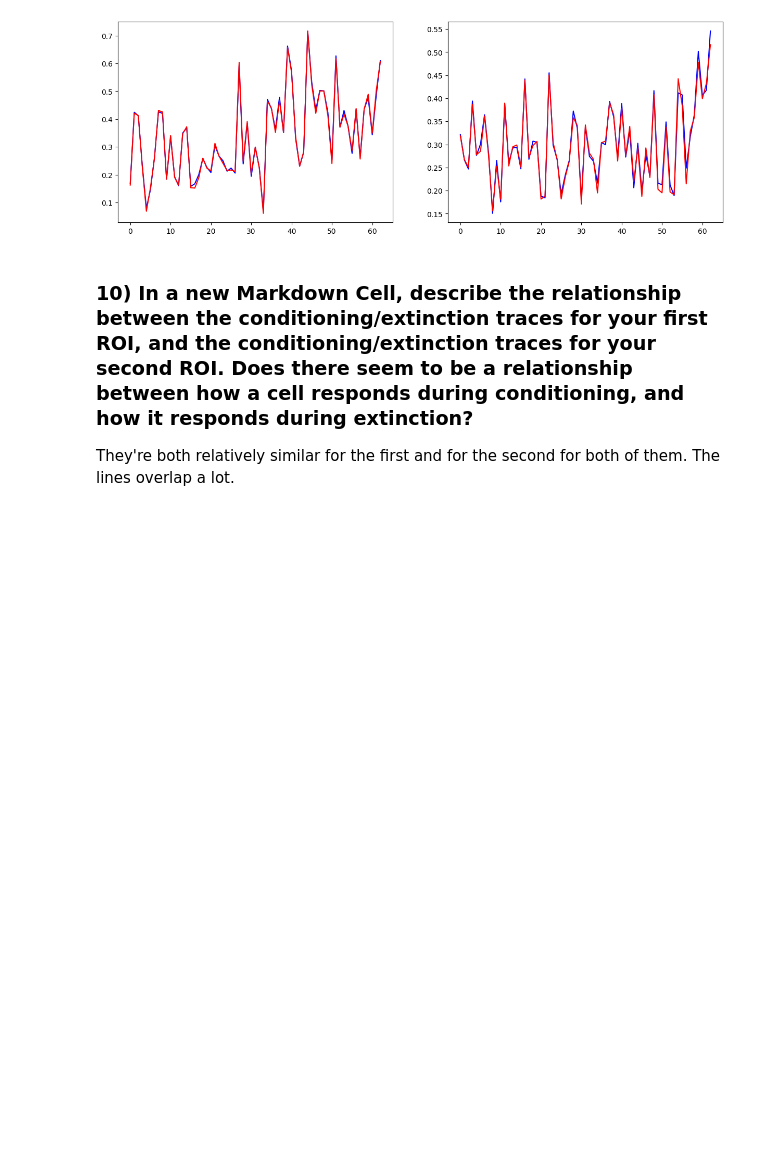
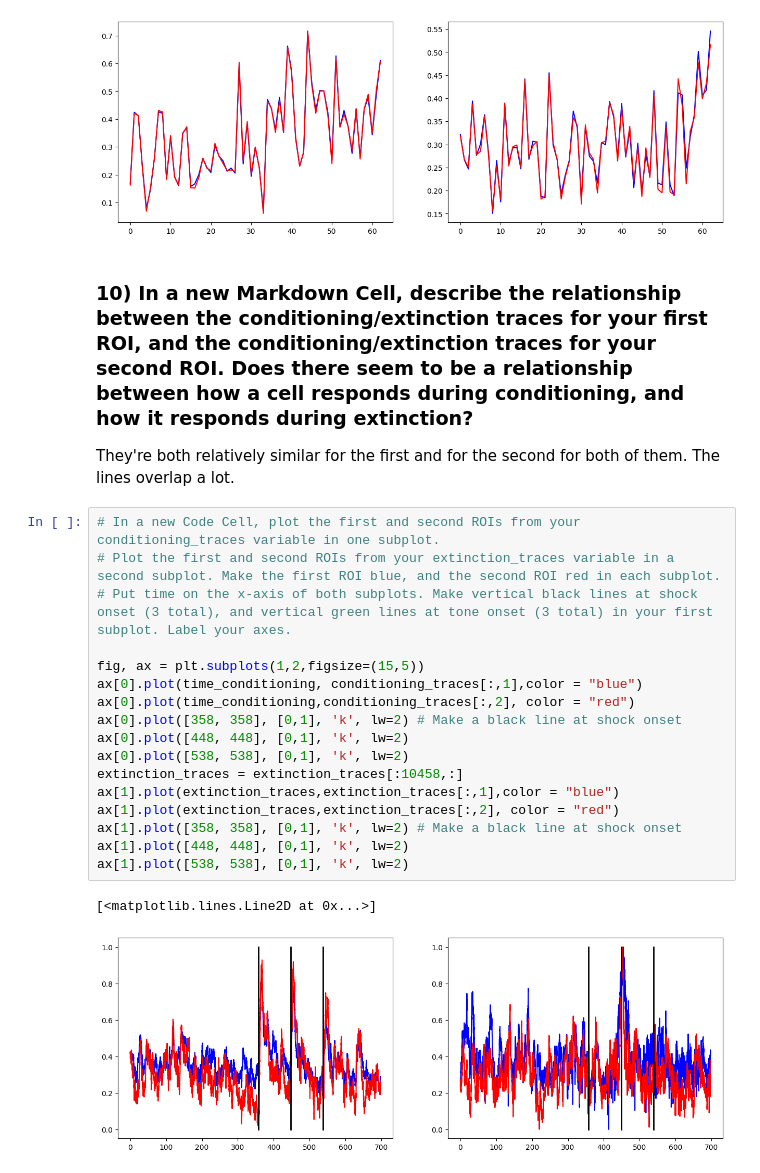
Before and after one commit to ChelseyCochrane/chelseys-repository, a Jupyter notebook: coding_homework_8.ipynb, the cells around one changed output. Saved outputs shown, nothing was run; the diff lists cells and outputs as text; blank space fills up the shorter version.

```diff
--- a/coding_homework_8.ipynb
+++ b/coding_homework_8.ipynb
@@ -124,3 +126,23 @@ TypeError: ignored
 ### 10) In a new Markdown Cell, describe the relationship between the conditioning/extinction traces for your first ROI, and the conditioning/extinction traces for your second ROI. Does there seem to be a relationship between how a cell responds during conditioning, and how it responds during extinction?
 
 They're both relatively similar for the first and for the second for both of them. The lines overlap a lot.
+# %%
+# In a new Code Cell, plot the first and second ROIs from your conditioning_traces variable in one subplot.
+# Plot the first and second ROIs from your extinction_traces variable in a second subplot. Make the first ROI blue, and the second ROI red in each subplot.
+# Put time on the x-axis of both subplots. Make vertical black lines at shock onset (3 total), and vertical green lines at tone onset (3 total) in your first subplot. Label your axes.
+
+fig, ax = plt.subplots(1,2,figsize=(15,5))
+ax[0].plot(time_conditioning, conditioning_traces[:,1],color = "blue")
+ax[0].plot(time_conditioning,conditioning_traces[:,2], color = "red")
+ax[0].plot([358, 358], [0,1], 'k', lw=2) # Make a black line at shock onset
+ax[0].plot([448, 448], [0,1], 'k', lw=2)
+ax[0].plot([538, 538], [0,1], 'k', lw=2)
+extinction_traces = extinction_traces[:10458,:]
+ax[1].plot(extinction_traces,extinction_traces[:,1],color = "blue")
+ax[1].plot(extinction_traces,extinction_traces[:,2], color = "red")
+ax[1].plot([358, 358], [0,1], 'k', lw=2) # Make a black line at shock onset
+ax[1].plot([448, 448], [0,1], 'k', lw=2)
+ax[1].plot([538, 538], [0,1], 'k', lw=2)
+# %% [output]
+[<matplotlib.lines.Line2D at 0x...>]
+[figure, added]
```
Also changed, not shown: parts of 2 cells of this notebook.
